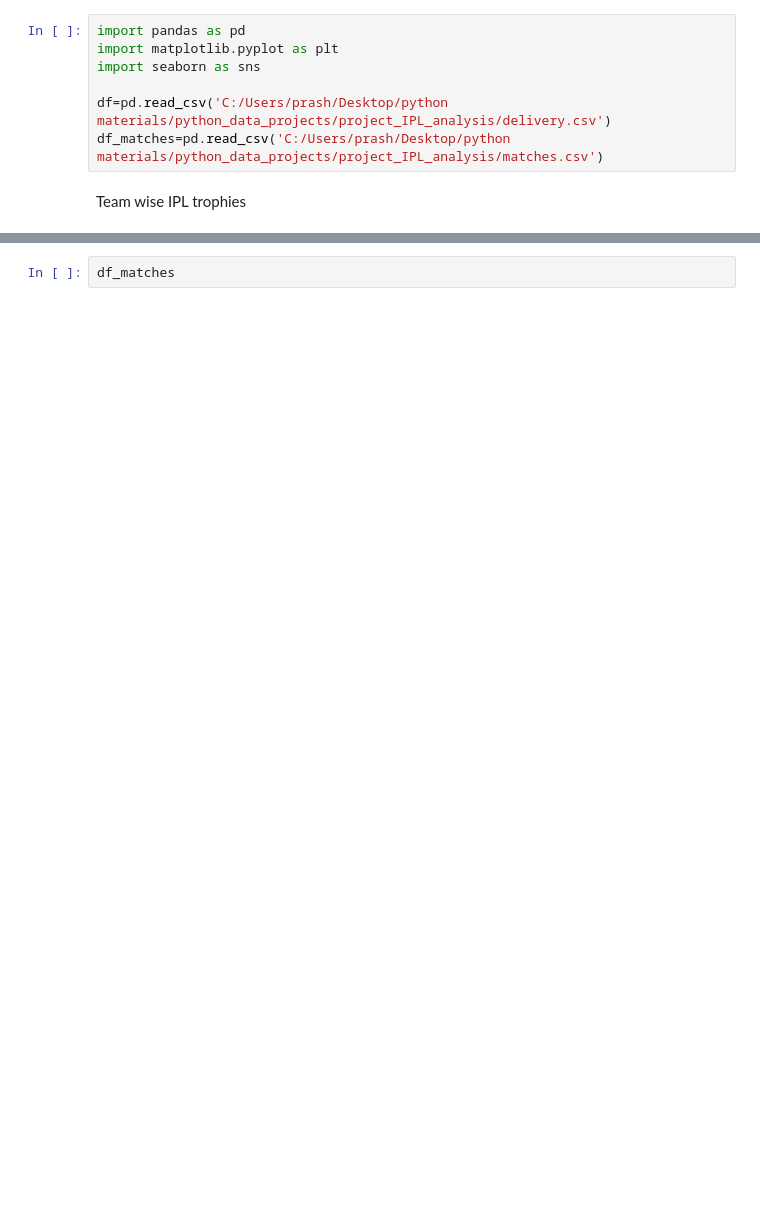
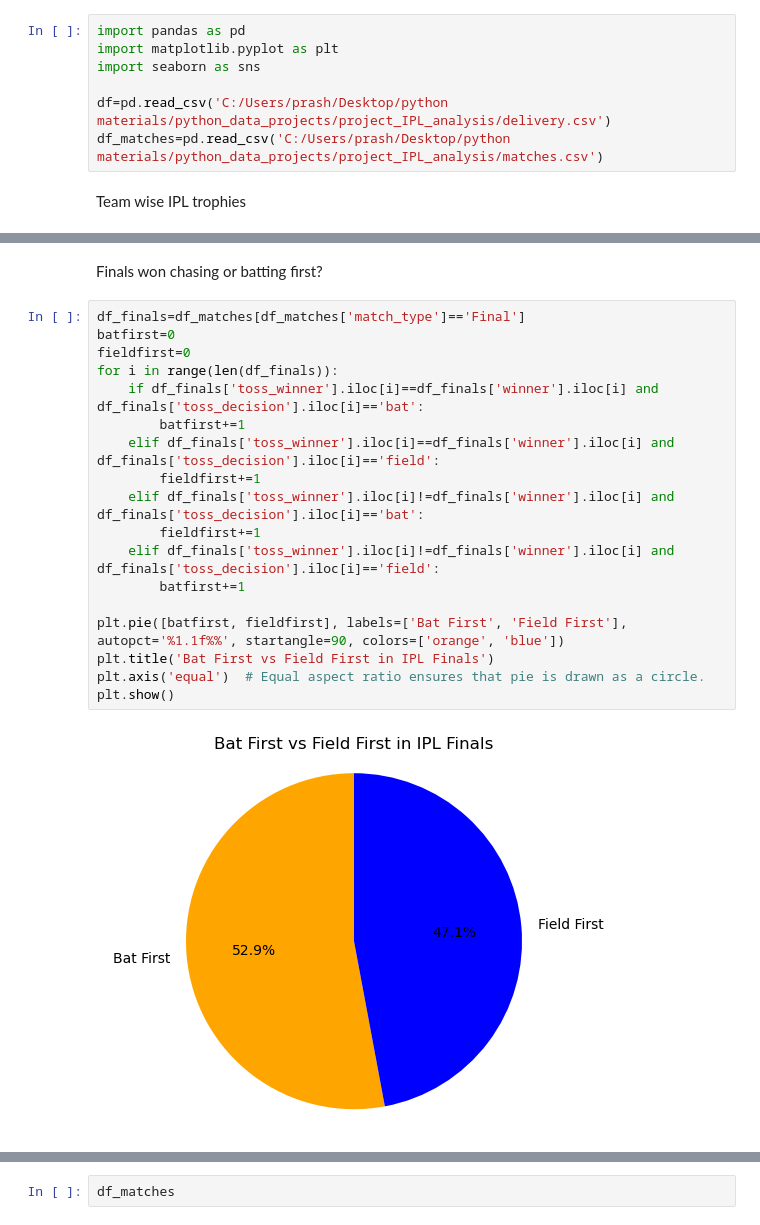
Before and after one commit to Prashant0594/python_data_projects, a Jupyter notebook: project_IPL_analysis/matches.ipynb, the cells around one changed output, grey strips where cells are left out. Cells and saved outputs as stored; diff of their text form; blank space fills up the shorter version.

```diff
--- a/project_IPL_analysis/matches.ipynb
+++ b/project_IPL_analysis/matches.ipynb
@@ -9,0 +20,22 @@ Team wise IPL trophies
+# %% [markdown]
+Finals won chasing or batting first?
+# %%
+df_finals=df_matches[df_matches['match_type']=='Final']
+batfirst=0
+fieldfirst=0
+for i in range(len(df_finals)):
+    if df_finals['toss_winner'].iloc[i]==df_finals['winner'].iloc[i] and df_finals['toss_decision'].iloc[i]=='bat':
+        batfirst+=1
+    elif df_finals['toss_winner'].iloc[i]==df_finals['winner'].iloc[i] and df_finals['toss_decision'].iloc[i]=='field':
+        fieldfirst+=1
+    elif df_finals['toss_winner'].iloc[i]!=df_finals['winner'].iloc[i] and df_finals['toss_decision'].iloc[i]=='bat':
+        fieldfirst+=1
+    elif df_finals['toss_winner'].iloc[i]!=df_finals['winner'].iloc[i] and df_finals['toss_decision'].iloc[i]=='field':
+        batfirst+=1
+
+plt.pie([batfirst, fieldfirst], labels=['Bat First', 'Field First'], autopct='%1.1f%%', startangle=90, colors=['orange', 'blue'])
+plt.title('Bat First vs Field First in IPL Finals')
+plt.axis('equal')  # Equal aspect ratio ensures that pie is drawn as a circle.
+plt.show()
+# %% [output]
+[figure, added]
```
Also changed, not shown: parts of 6 cells of this notebook.
